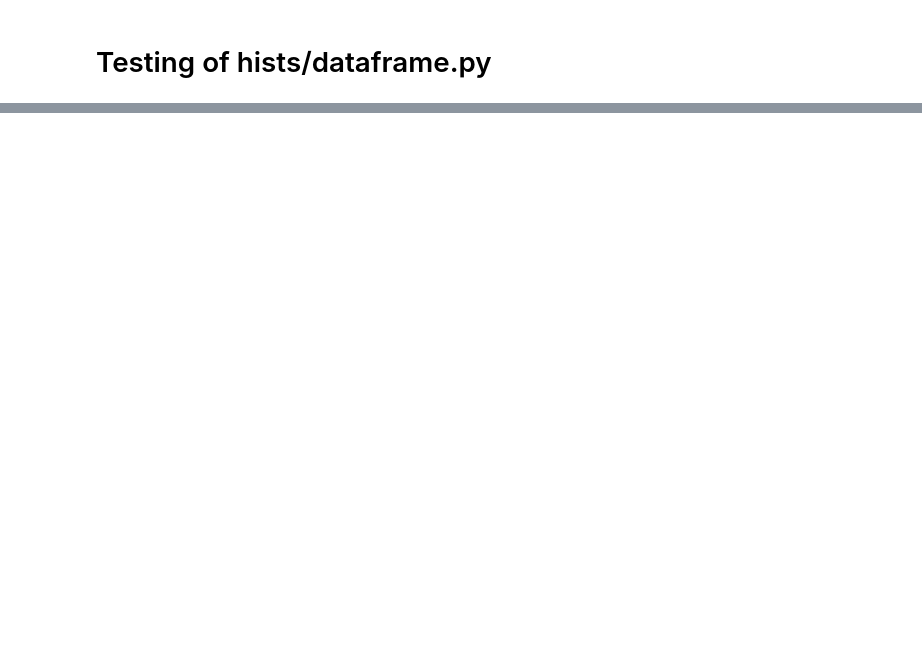
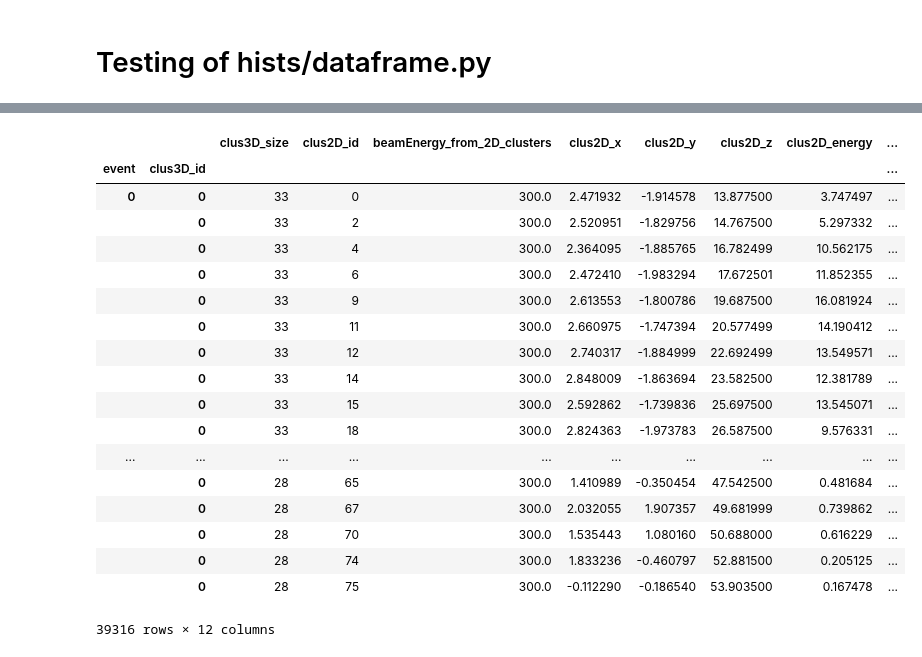
Before and after one commit to tcuisset/HgcalClue3DClusteringPlotting, a Jupyter notebook: notebooks/hists/dataframe_test.ipynb, the cells around one changed output, grey strips where cells are left out. Cells and saved outputs as stored; diff of their text form; code cells hidden in the pictures; blank space fills up the shorter version.

```diff
--- a/notebooks/hists/dataframe_test.ipynb
+++ b/notebooks/hists/dataframe_test.ipynb
@@ -26,6 +22,6 @@ for array_i in uproot.iterate(input_file + ":clusters", step_size="10MB", librar
 # %%
 comp = DataframeComputations(series)
 # %%
-pd.set_option('display.min_rows', 50)
+pd.set_option('display.min_rows', 20)
 pd.set_option('display.max_rows', 500)
 # %%
@@ -52,0 +122,26 @@ comp.clusters3D_rechits_distanceToImpact
+# %%
+bool_s = (comp.clusters3D_merged_2D.set_index(["event", "clus3D_id"])
+            .clus2D_layer.groupby(by=["event", "clus3D_id"]).nunique() >= 3
+        )
+# %%
+comp.clusters3D_merged_2D.set_index(["event", "clus3D_id"]).iloc[:, 2:].loc[bool_s]
+# %% [output]
+|  |  | clus3D_size | clus2D_id | beamEnergy_from_2D_clusters | clus2D_x | clus2D_y | clus2D_z | clus2D_energy | ... |
+| event | clus3D_id |  |  |  |  |  |  |  | ... |
+| 0 | 0 | 33 | 0 | 300.0 | 2.471932 | -1.914578 | 13.877500 | 3.747497 | ... |
+|  | 0 | 33 | 2 | 300.0 | 2.520951 | -1.829756 | 14.767500 | 5.297332 | ... |
+|  | 0 | 33 | 4 | 300.0 | 2.364095 | -1.885765 | 16.782499 | 10.562175 | ... |
+|  | 0 | 33 | 6 | 300.0 | 2.472410 | -1.983294 | 17.672501 | 11.852355 | ... |
+|  | 0 | 33 | 9 | 300.0 | 2.613553 | -1.800786 | 19.687500 | 16.081924 | ... |
+|  | 0 | 33 | 11 | 300.0 | 2.660975 | -1.747394 | 20.577499 | 14.190412 | ... |
+|  | 0 | 33 | 12 | 300.0 | 2.740317 | -1.884999 | 22.692499 | 13.549571 | ... |
+|  | 0 | 33 | 14 | 300.0 | 2.848009 | -1.863694 | 23.582500 | 12.381789 | ... |
+|  | 0 | 33 | 15 | 300.0 | 2.592862 | -1.739836 | 25.697500 | 13.545071 | ... |
+|  | 0 | 33 | 18 | 300.0 | 2.824363 | -1.973783 | 26.587500 | 9.576331 | ... |
+| ... | ... | ... | ... | ... | ... | ... | ... | ... | ... |
+|  | 0 | 28 | 65 | 300.0 | 1.410989 | -0.350454 | 47.542500 | 0.481684 | ... |
+|  | 0 | 28 | 67 | 300.0 | 2.032055 | 1.907357 | 49.681999 | 0.739862 | ... |
+|  | 0 | 28 | 70 | 300.0 | 1.535443 | 1.080160 | 50.688000 | 0.616229 | ... |
+|  | 0 | 28 | 74 | 300.0 | 1.833236 | -0.460797 | 52.881500 | 0.205125 | ... |
+|  | 0 | 28 | 75 | 300.0 | -0.112290 | -0.186540 | 53.903500 | 0.167478 | ... |
+39316 rows × 12 columns
```
Also changed, not shown: parts of 13 cells of this notebook, 7 other files.
